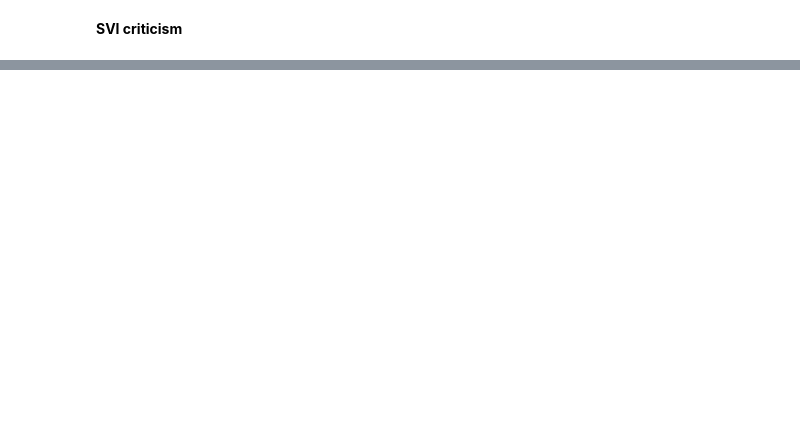
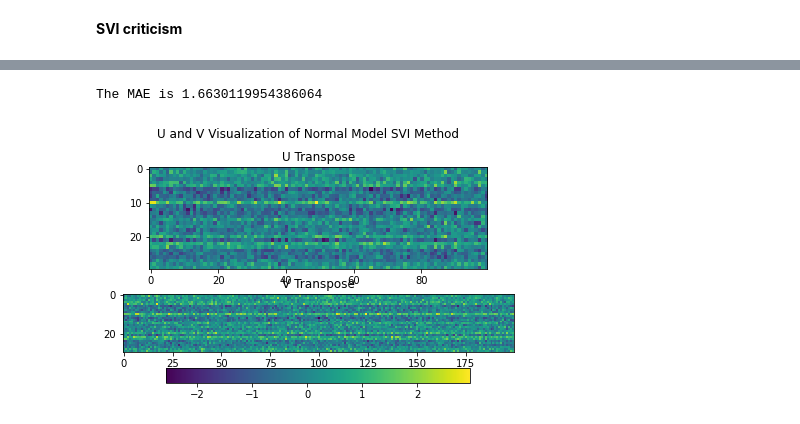
Before and after one commit to wq1701/mlpp_final, a Jupyter notebook: final-project/final-notebook.ipynb, the cells around one changed output, grey strips where cells are left out. Cells and saved outputs as stored; diff of their text form; code cells hidden in the pictures; blank space fills up the shorter version.

```diff
--- a/final-project/final-notebook.ipynb
+++ b/final-project/final-notebook.ipynb
@@ -155,0 +196,8 @@ print(f'SVI estimate of R: {R}')
+# %%
+print('The MAE is', min(mae_list))
+# %% [output]
+The MAE is 1.6630119954386064
+# %%
+U_V_visualization()
+# %% [output]
+[figure, added]
```
Also changed, not shown: parts of 16 cells of this notebook, 1 other file.
